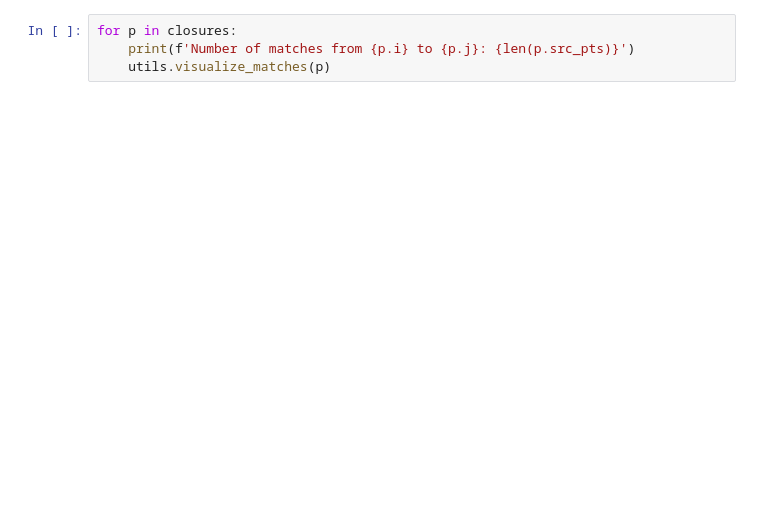
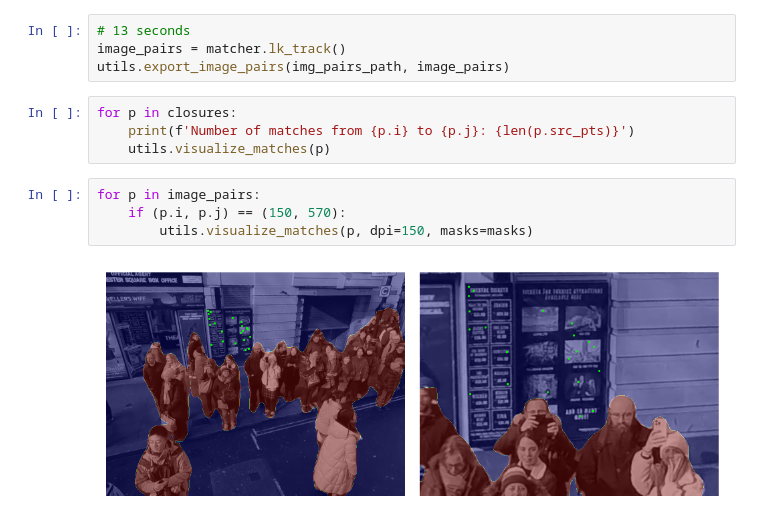
Before and after one commit to Unturned3/Core, a Jupyter notebook: EstimatePose.ipynb, the cells around one changed output. Cells and saved outputs as stored; diff of their text form; blank space fills up the shorter version.

```diff
--- a/EstimatePose.ipynb
+++ b/EstimatePose.ipynb
@@ -102,8 +95,18 @@ Total number of image pairs: 955
 Number of still pairs: 0
+# %%
+# 13 seconds
+image_pairs = matcher.lk_track()
+utils.export_image_pairs(img_pairs_path, image_pairs)
 # %%
 for p in closures:
     print(f'Number of matches from {p.i} to {p.j}: {len(p.src_pts)}')
     utils.visualize_matches(p)
+# %%
+for p in image_pairs:
+    if (p.i, p.j) == (150, 570):
+        utils.visualize_matches(p, dpi=150, masks=masks)
+# %% [output]
+[figure, added]
 # %%
 opt_cmd = [
     '../Ceres/build/estimate', DATA_DIR, in_vid_stem + '-pairs.h5',
```
Also changed, not shown: parts of 13 cells of this notebook, 8 other files.
